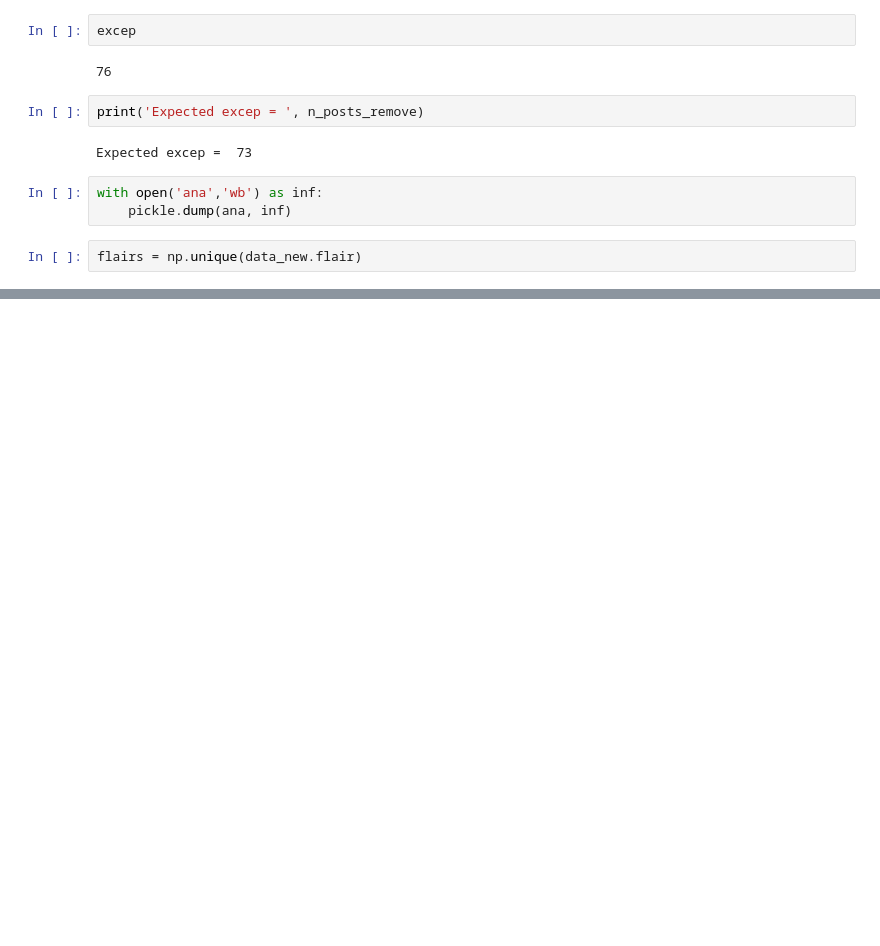
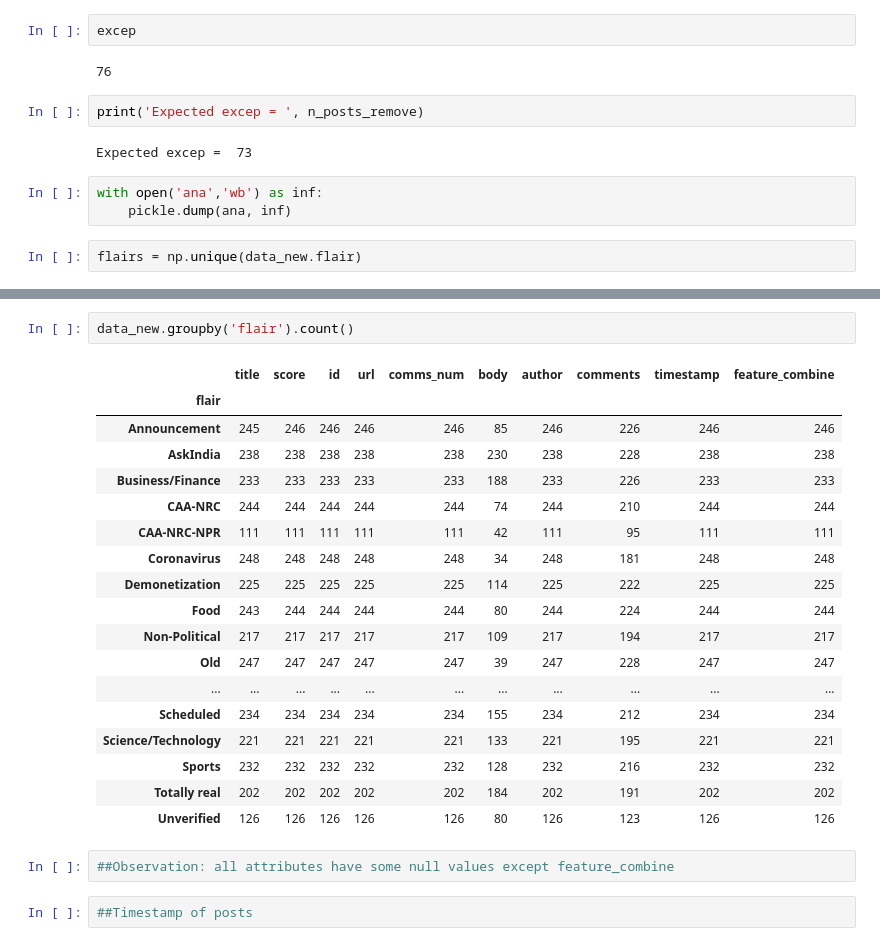
Before and after one commit to ChetanMadan/Flair-Detection, a Jupyter notebook: EDA Analysis.ipynb, the cells around one changed output, grey strips where cells are left out. Drawn from its saved outputs; the diff is of its cells as text; blank space fills up the shorter version.

```diff
--- a/EDA Analysis.ipynb
+++ b/EDA Analysis.ipynb
@@ -272,0 +372,25 @@ plt.show()
+# %%
+data_new.groupby('flair').count()
+# %% [output]
+|  | title | score | id | url | comms_num | body | author | comments | timestamp | feature_combine |
+| flair |  |  |  |  |  |  |  |  |  |  |
+| Announcement | 245 | 246 | 246 | 246 | 246 | 85 | 246 | 226 | 246 | 246 |
+| AskIndia | 238 | 238 | 238 | 238 | 238 | 230 | 238 | 228 | 238 | 238 |
+| Business/Finance | 233 | 233 | 233 | 233 | 233 | 188 | 233 | 226 | 233 | 233 |
+| CAA-NRC | 244 | 244 | 244 | 244 | 244 | 74 | 244 | 210 | 244 | 244 |
+| CAA-NRC-NPR | 111 | 111 | 111 | 111 | 111 | 42 | 111 | 95 | 111 | 111 |
+| Coronavirus | 248 | 248 | 248 | 248 | 248 | 34 | 248 | 181 | 248 | 248 |
+| Demonetization | 225 | 225 | 225 | 225 | 225 | 114 | 225 | 222 | 225 | 225 |
+| Food | 243 | 244 | 244 | 244 | 244 | 80 | 244 | 224 | 244 | 244 |
+| Non-Political | 217 | 217 | 217 | 217 | 217 | 109 | 217 | 194 | 217 | 217 |
+| Old | 247 | 247 | 247 | 247 | 247 | 39 | 247 | 228 | 247 | 247 |
+| ... | ... | ... | ... | ... | ... | ... | ... | ... | ... | ... |
+| Scheduled | 234 | 234 | 234 | 234 | 234 | 155 | 234 | 212 | 234 | 234 |
+| Science/Technology | 221 | 221 | 221 | 221 | 221 | 133 | 221 | 195 | 221 | 221 |
+| Sports | 232 | 232 | 232 | 232 | 232 | 128 | 232 | 216 | 232 | 232 |
+| Totally real | 202 | 202 | 202 | 202 | 202 | 184 | 202 | 191 | 202 | 202 |
+| Unverified | 126 | 126 | 126 | 126 | 126 | 80 | 126 | 123 | 126 | 126 |
+# %%
+##Observation: all attributes have some null values except feature_combine
+# %%
+##Timestamp of posts
```
Also changed, not shown: parts of 25 cells of this notebook.
